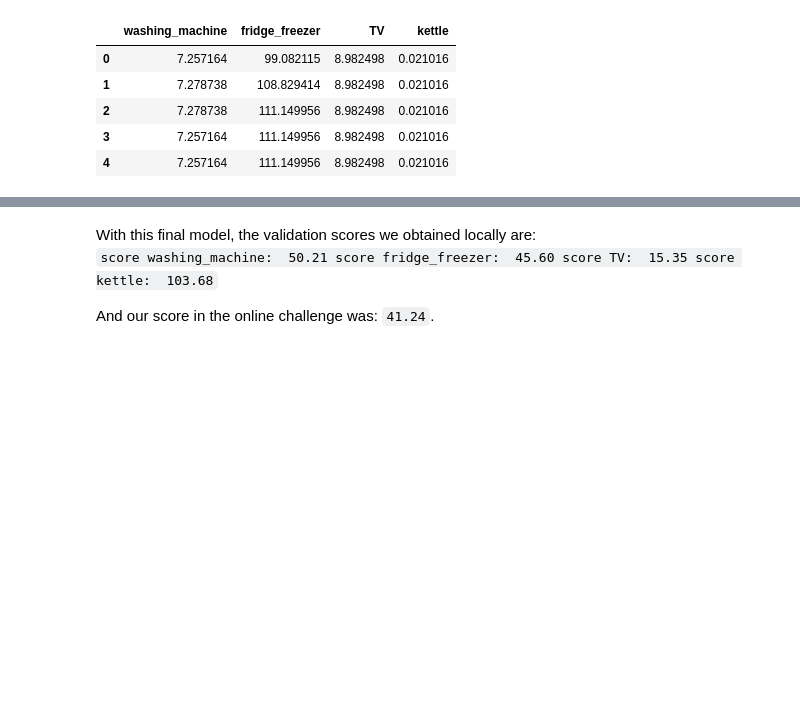
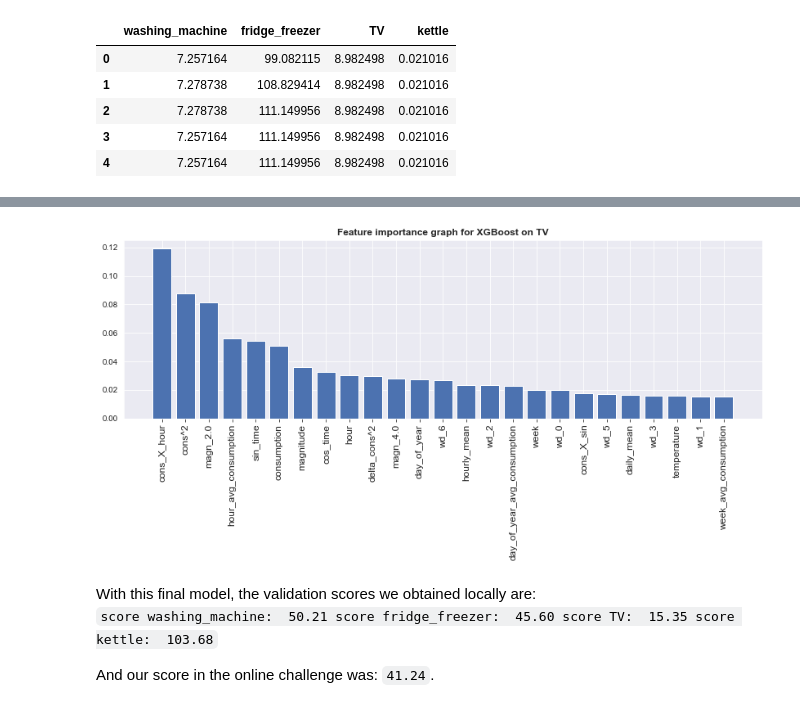
Before and after one commit to tdemareuil/energy-time-series-ENS, a Jupyter notebook: Report_TommyTran_ConstantinVodé_ThomasdeMareuil.ipynb, the cells around one changed output, grey strips where cells are left out. Saved outputs shown, nothing was run; the diff lists cells and outputs as text; code cells hidden in the pictures; blank space fills up the shorter version.

```diff
--- a/Report_TT_CV_TdM.ipynb
+++ b/Report_TommyTran_ConstantinVodé_ThomasdeMareuil.ipynb
@@ -1119,3 +1110,17 @@ px.bar(feature_importances,x='col',y='imp')
+# %%
+X_columns = input_train.columns
+ordering = np.argsort(XG.feature_importances_)[::-1][:25]
+importances = XG.feature_importances_[ordering]
+feature_names = X_columns[ordering]
+x = np.arange(len(feature_names))
+
+plt.figure(figsize = (14, 4))
+plt.bar(x, importances)
+plt.xticks(x, feature_names, rotation=90, fontsize=12)
+plt.title('Feature importance graph for XGBoost on TV', fontsize=12, fontweight='semibold')
+plt.show()
+# %% [output]
+[figure, added]
 # %% [markdown]
 With this final model, the validation scores we obtained locally are:
 `score washing_machine:  50.21
```
Also changed, not shown: parts of 5 cells of this notebook, 2 other files.
